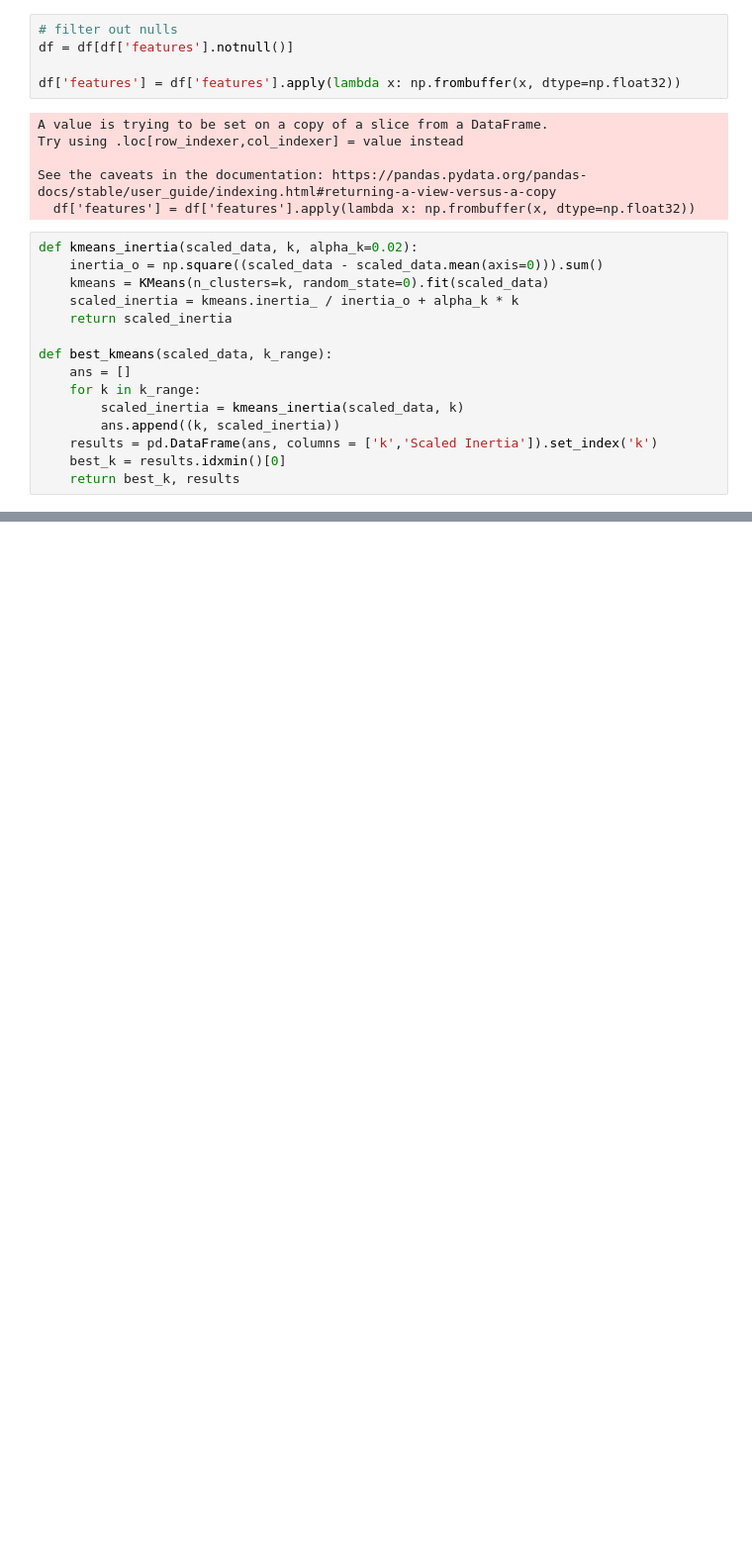
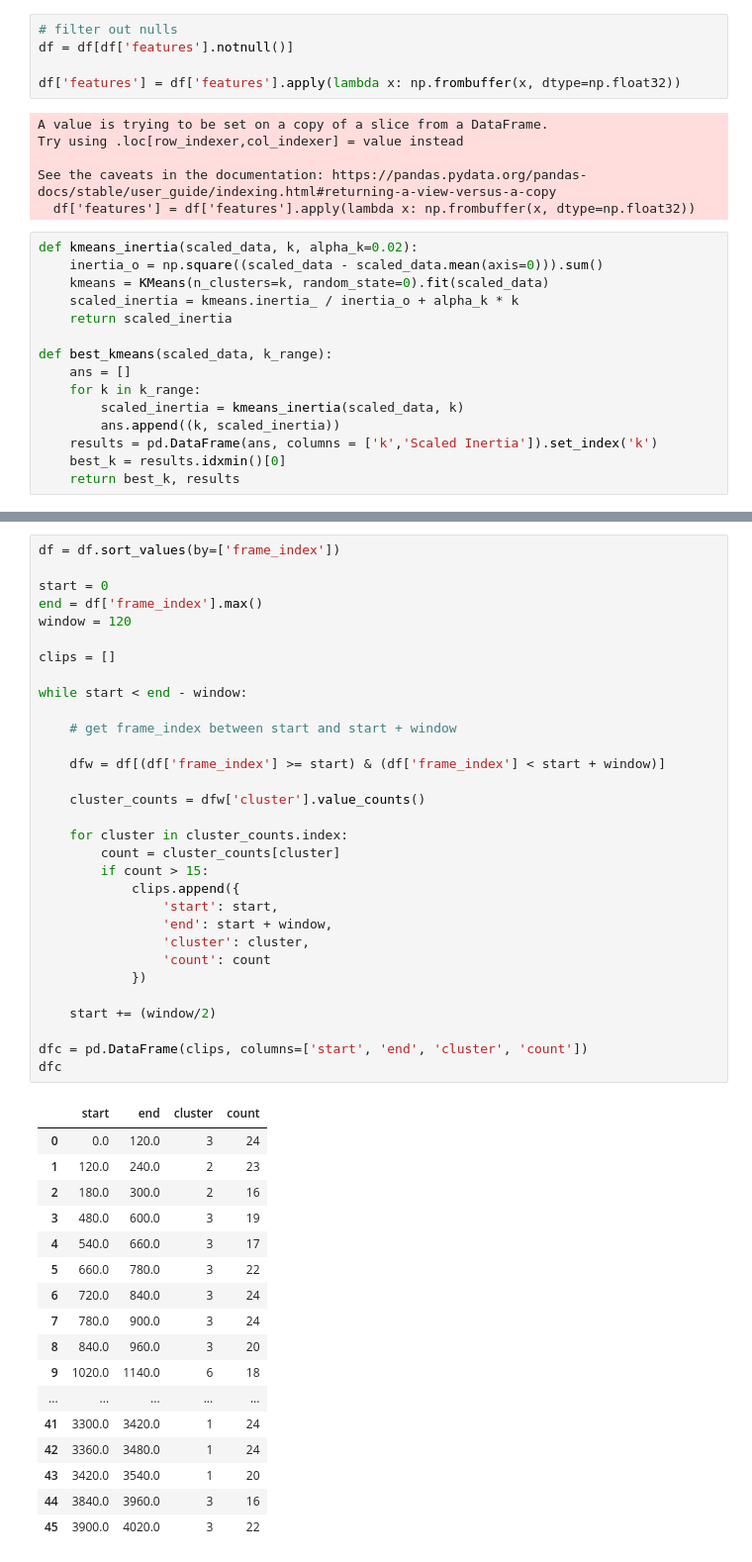
Before and after one commit to jackmead515/fix-dive, a Jupyter notebook: research/preprocess/cluster.ipynb, the cells around one changed output, grey strips where cells are left out. Shown at 99% size. Drawn from its saved outputs; the diff is of its cells as text; blank space fills up the shorter version.

```diff
--- a/research/preprocess/cluster.ipynb
+++ b/research/preprocess/cluster.ipynb
@@ -164,0 +139,49 @@ plt.yticks(range(len(corr)), corr.columns, rotation=0)
+# %%
+df = df.sort_values(by=['frame_index'])
+
+start = 0
+end = df['frame_index'].max()
+window = 120
+
+clips = []
+
+while start < end - window:
+
+    # get frame_index between start and start + window
+
+    dfw = df[(df['frame_index'] >= start) & (df['frame_index'] < start + window)]
+
+    cluster_counts = dfw['cluster'].value_counts()
+
+    for cluster in cluster_counts.index:
+        count = cluster_counts[cluster]
+        if count > 15:
+            clips.append({
+                'start': start,
+                'end': start + window,
+                'cluster': cluster,
+                'count': count
+            })
+
+    start += (window/2)
+
+dfc = pd.DataFrame(clips, columns=['start', 'end', 'cluster', 'count'])
+dfc
+# %% [output]
+|  | start | end | cluster | count |
+| 0 | 0.0 | 120.0 | 3 | 24 |
+| 1 | 120.0 | 240.0 | 2 | 23 |
+| 2 | 180.0 | 300.0 | 2 | 16 |
+| 3 | 480.0 | 600.0 | 3 | 19 |
+| 4 | 540.0 | 660.0 | 3 | 17 |
+| 5 | 660.0 | 780.0 | 3 | 22 |
+| 6 | 720.0 | 840.0 | 3 | 24 |
+| 7 | 780.0 | 900.0 | 3 | 24 |
+| 8 | 840.0 | 960.0 | 3 | 20 |
+| 9 | 1020.0 | 1140.0 | 6 | 18 |
+| ... | ... | ... | ... | ... |
+| 41 | 3300.0 | 3420.0 | 1 | 24 |
+| 42 | 3360.0 | 3480.0 | 1 | 24 |
+| 43 | 3420.0 | 3540.0 | 1 | 20 |
+| 44 | 3840.0 | 3960.0 | 3 | 16 |
+| 45 | 3900.0 | 4020.0 | 3 | 22 |
```
Also changed, not shown: parts of 6 cells of this notebook, 7 other files.
